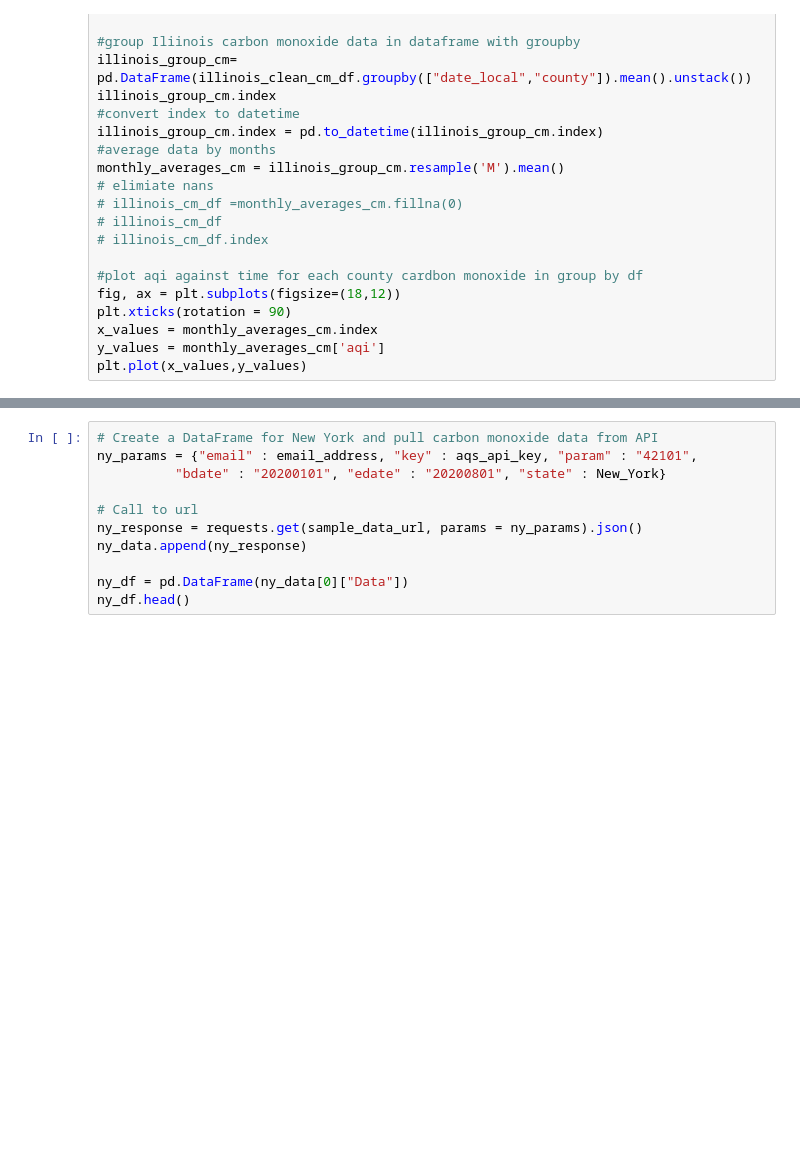
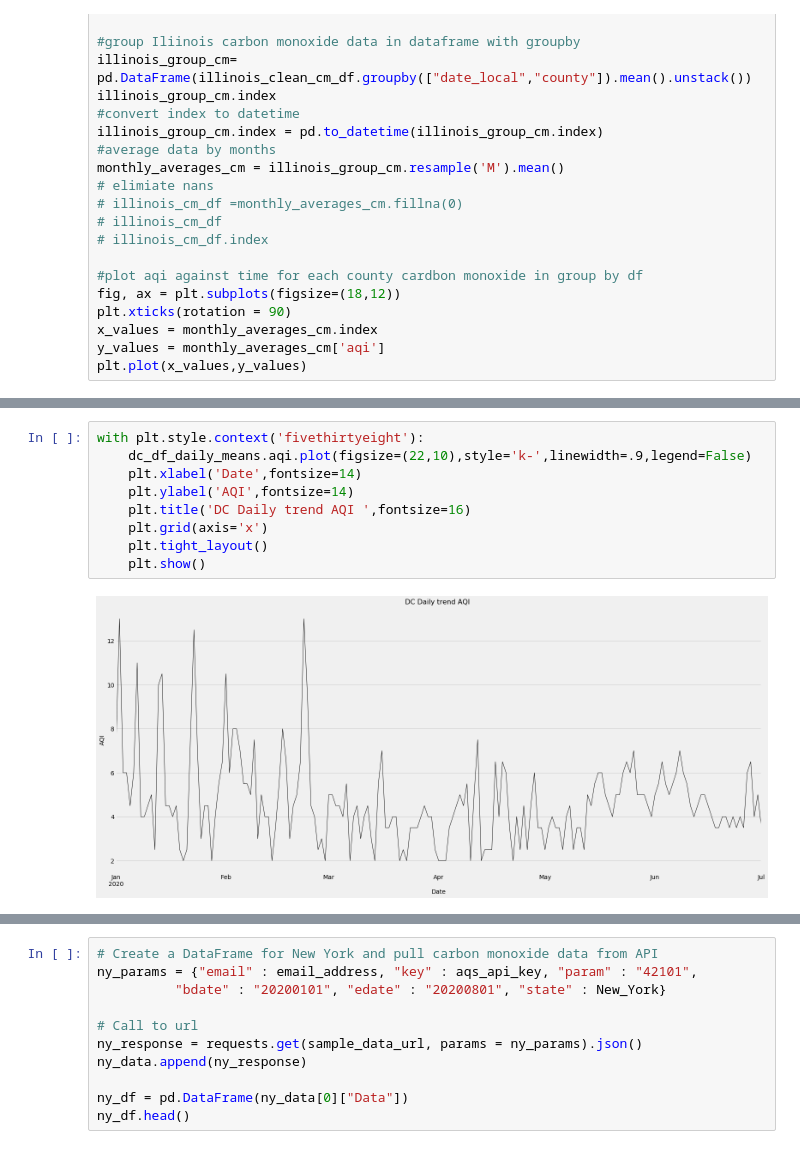
Before and after one commit to TrentELittle/BootcampProject1, a Jupyter notebook: project_main.ipynb, the cells around one changed output, grey strips where cells are left out. Saved outputs shown, nothing was run; the diff lists cells and outputs as text; blank space fills up the shorter version.

```diff
--- a/project_main.ipynb
+++ b/project_main.ipynb
@@ -289,0 +547,11 @@ dc_df.head()
+# %%
+with plt.style.context('fivethirtyeight'):
+    dc_df_daily_means.aqi.plot(figsize=(22,10),style='k-',linewidth=.9,legend=False)
+    plt.xlabel('Date',fontsize=14)
+    plt.ylabel('AQI',fontsize=14)
+    plt.title('DC Daily trend AQI ',fontsize=16)
+    plt.grid(axis='x')
+    plt.tight_layout()
+    plt.show()
+# %% [output]
+[figure, added]
```
Also changed, not shown: parts of 37 cells of this notebook.
